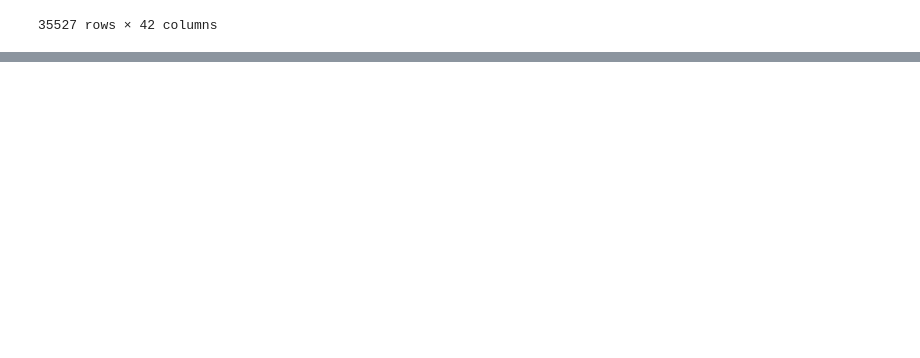
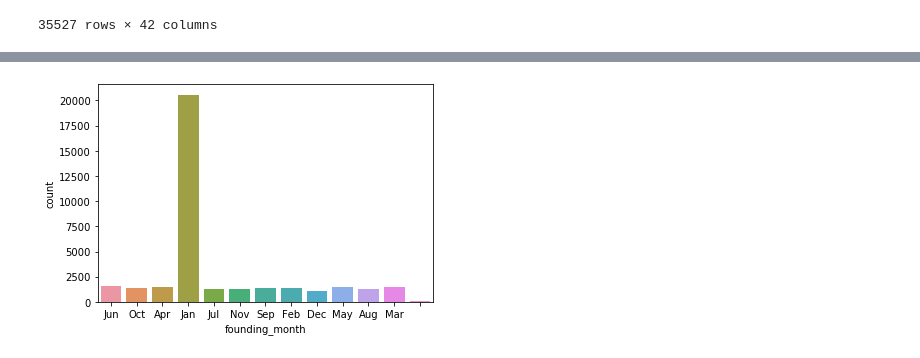
Before and after one commit to brenfrrs/startup_classification, a Jupyter notebook: EDA_large_notebook.ipynb, the cells around one changed output, grey strips where cells are left out. Drawn from its saved outputs; the diff is of its cells as text; code cells hidden in the pictures; blank space fills up the shorter version.

```diff
--- a/EDA_large_notebook.ipynb
+++ b/EDA_large_notebook.ipynb
@@ -172,0 +157,4 @@ val[-60:]
+# %%
+data.category_list = data.category_list.astype(str)
+# %%
+data.category_list = data.category_list.apply(lambda x: x.split('|'))
@@ -172,0 +180,3 @@ val[-60:]
+# %%
+for i, item in enumerate(data.category_list):
+    data.category_list[i] = [x.strip() for x in data.category_list[i] if x.strip()]
@@ -172,0 +187,2 @@ val[-60:]
+# %%
+data.reset_index(inplace = True, drop = True)
@@ -172,0 +297,4 @@ val[-60:]
+# %%
+sns.countplot(x='founding_month', data=data);
+# %% [output]
+[figure, added]
```
Also changed, not shown: parts of 24 cells of this notebook.
